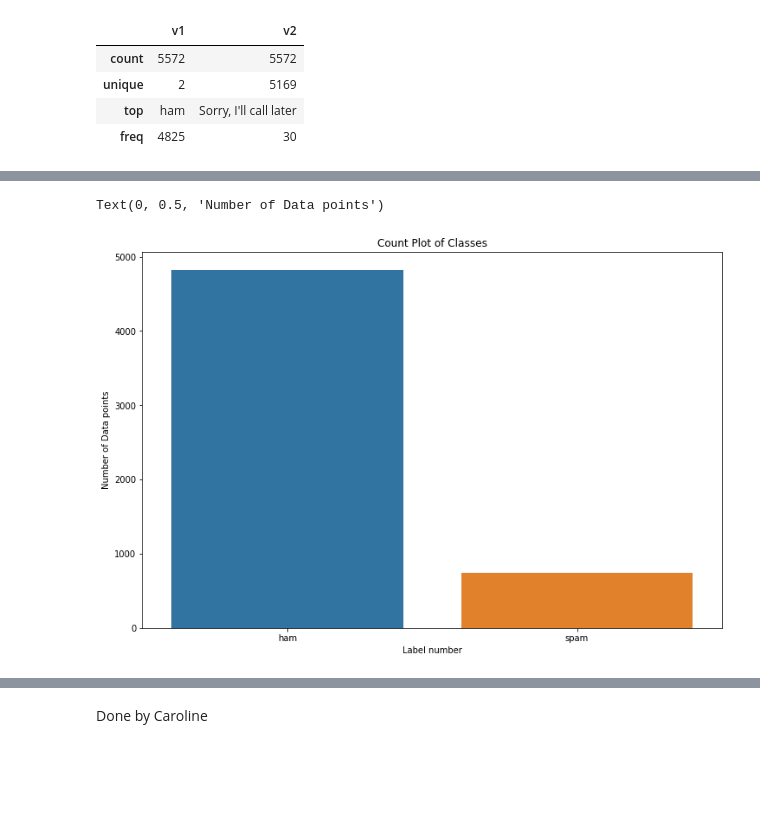
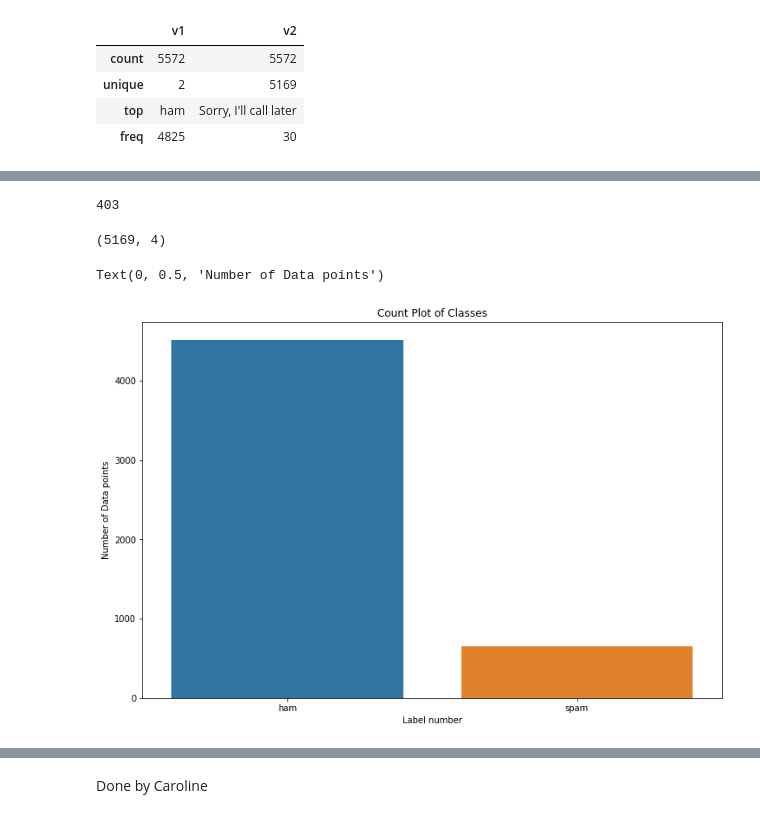
Before and after one commit to BrindaPuri/ECS171-SpamFiltering, a Jupyter notebook: SpamFilter.ipynb, the cells around one changed output, grey strips where cells are left out. Drawn from its saved outputs; the diff is of its cells as text; code cells hidden in the pictures; blank space fills up the shorter version.

```diff
--- a/SpamFilter.ipynb
+++ b/SpamFilter.ipynb
@@ -49,4 +49,6 @@ df.describe()
 | unique | 2 | 5169 |
 | top | ham | Sorry, I'll call later |
 | freq | 4825 | 30 |
+# %%
+df.rename(columns={'v1':'label','v2':'message'},inplace=True)
 # %%
@@ -58,2 +60,6 @@ df.groupby('v1').describe()
 | ham | 4825 | 4516 | Sorry, I'll call later | 30 |
 | spam | 747 | 653 | Please call our customer service ... | 4 |
+# %%
+df['label_num'] = df.label.map({'ham':0, 'spam':1})
+df['message_length'] = df['message'].apply(len)
+df
@@ -60,11 +80,21 @@ df.groupby('v1').describe()
+# %%
+df.duplicated().sum()
+# %% [output]
+403
+# %%
+# remove duplicates
+df = df.drop_duplicates(keep='first')
+df.shape
+# %% [output]
+(5169, 4)
 # %%
 import matplotlib.pyplot as plt
 import seaborn as sns
 plt.figure(figsize=(12,8))
-fg = sns.countplot(x= df['v1'])
+fg = sns.countplot(x= df['label'])
 fg.set_title("Count Plot of Classes")
 fg.set_xlabel("Label number")
 fg.set_ylabel("Number of Data points")
 # %% [output]
 Text(0, 0.5, 'Number of Data points')
-[figure, old version]
+[figure, new version]
```
Also changed, not shown: parts of 49 cells of this notebook.
